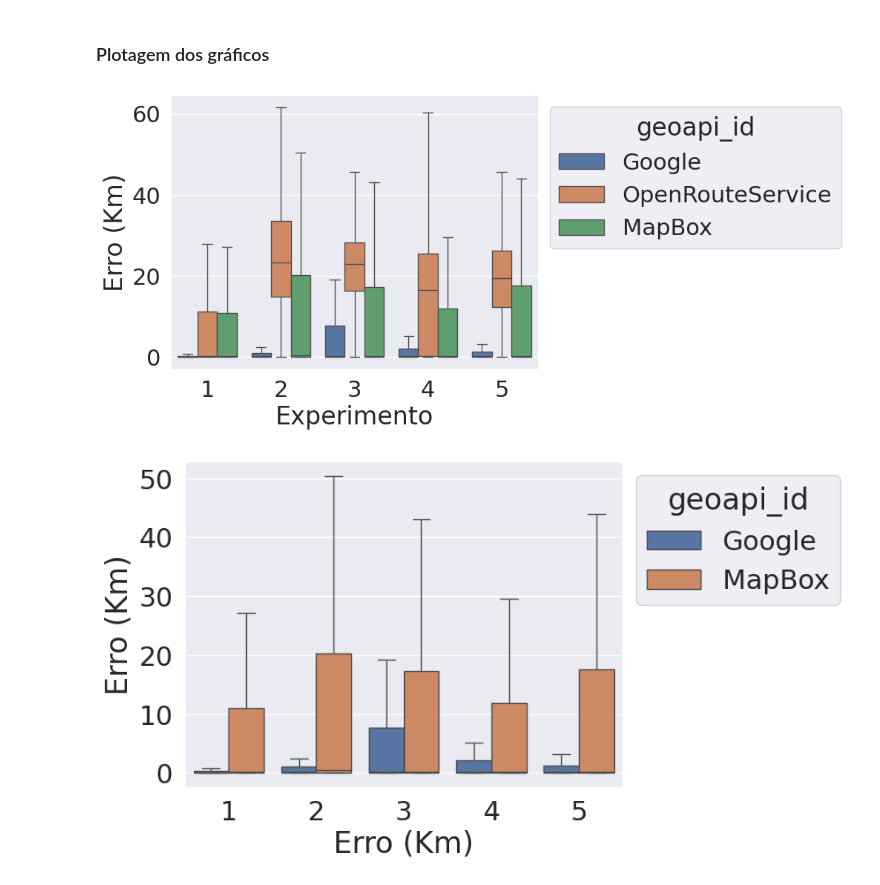
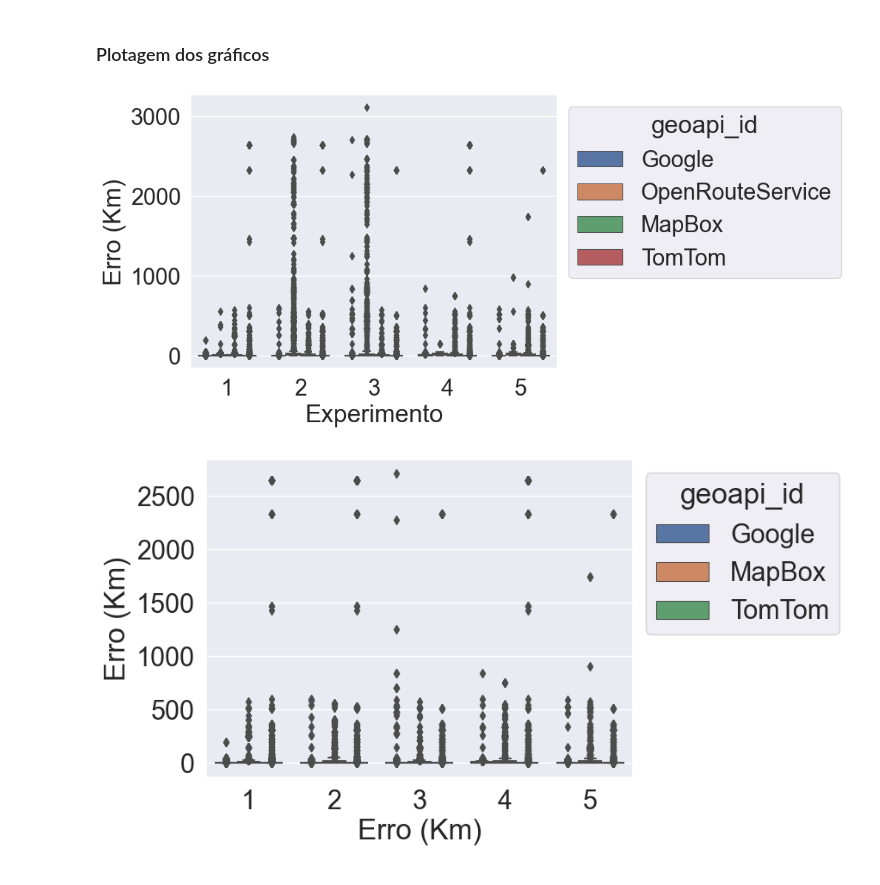
Before and after one commit to AnaLuiza241/analises-apis, a Jupyter notebook: Análise da APIS SP/construcaoBoxplotsSP.ipynb, the cells around one changed output. Cells and saved outputs as stored; diff of their text form; code cells hidden in the pictures.

```diff
--- a/Análise da APIS SP/construcaoBoxplotsSP.ipynb
+++ b/Análise da APIS SP/construcaoBoxplotsSP.ipynb
@@ -34,7 +56,7 @@ import matplotlib.pyplot as plt
 # Lendo o dataframe
 df = pd.read_csv('..\csv\geoGoldSPexpTotal.csv')
 df = df[df['geoapi_id'] != 'Here']
-df = df[df['geoapi_id'] != 'TomTom']
+#df = df[df['geoapi_id'] != 'TomTom']
 # %%
 # Configurações do Seaborn
 
@@ -42,22 +64,22 @@ sns.set(font_scale=2)
 # %%
 #sns.set(rc={"figure.figsize":(25, 15)})
 ax = sns.boxplot(data=df, x='experimento', y='erro', hue='geoapi_id',
-             showfliers=False
+             #showfliers=False
              )
 ax.set(xlabel='Experimento', ylabel='Erro (Km)')
 sns.move_legend(ax, "upper left", bbox_to_anchor=(1, 1))
 plt.show()
 # %% [output]
-[figure, old version]
+[figure, new version]
 # %%
 df1 = df[(df['geoapi_id'] != 'OpenRouteService') & (df['geoapi_id'] != 'Here')]
 # %%
 ax = sns.boxplot(data=df1, x='experimento', y='erro', hue='geoapi_id',
-                 showfliers=False
+                 #showfliers=False
                  )
 ax.set(xlabel='Erro (Km)', ylabel='Erro (Km)')
 sns.move_legend(ax, "upper left", bbox_to_anchor=(1, 1))
 plt.show()
 # %% [output]
-[figure, old version]
+[figure, new version]
 # %%
```
Also changed, not shown: parts of 2 cells of this notebook, 15 other files.
